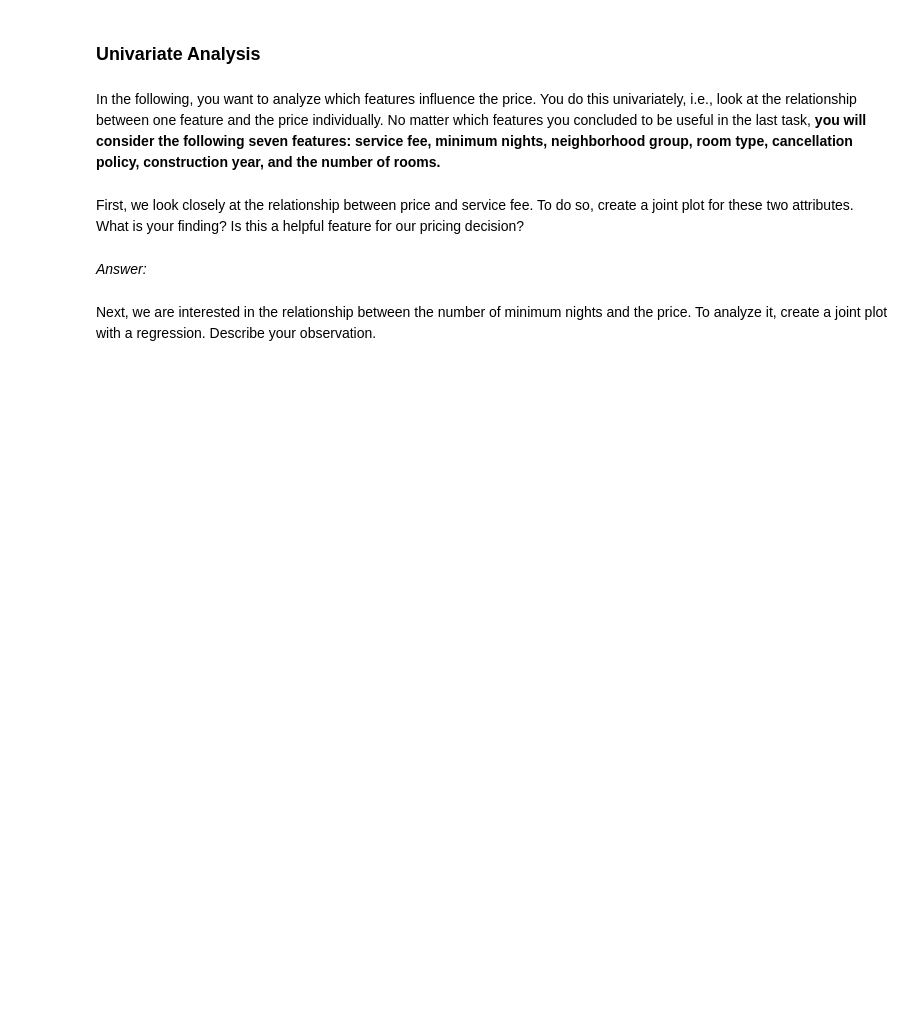
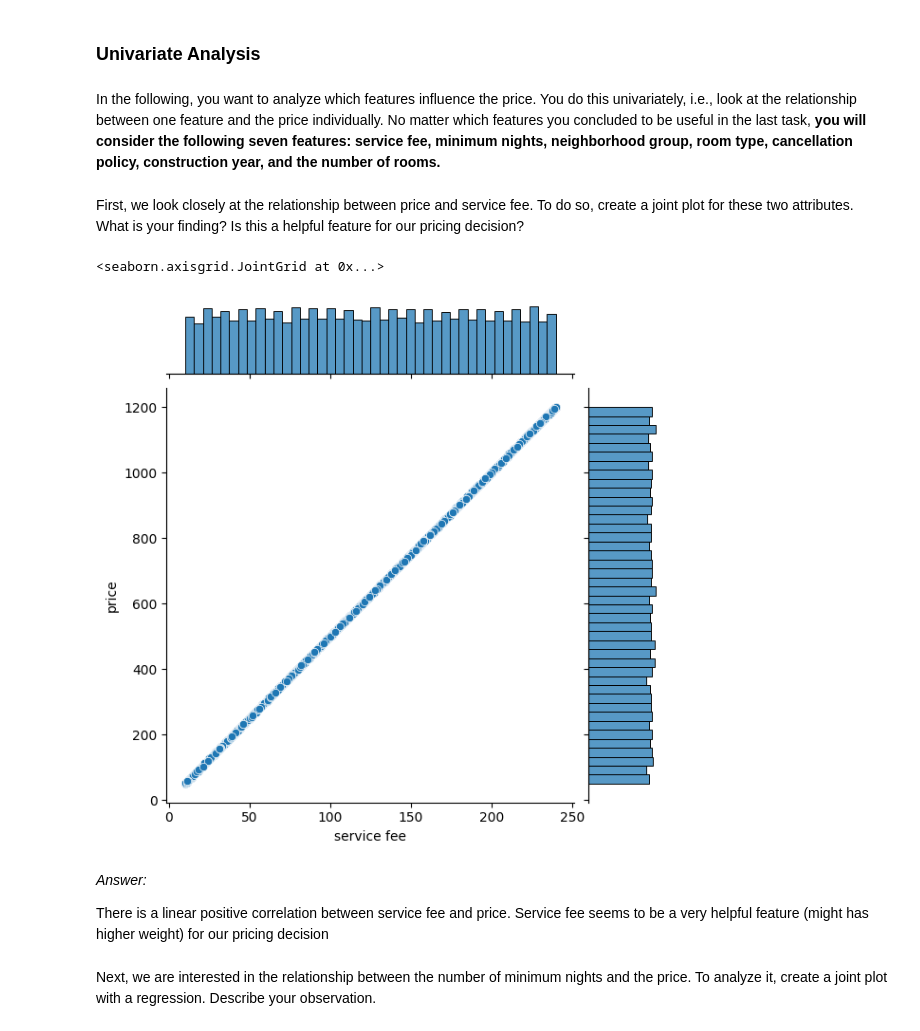
Before and after one commit to mnghiap/ids22, a Jupyter notebook: assignment1/assignment_1.ipynb, the cells around one changed output. Drawn from its saved outputs; the diff is of its cells as text; code cells hidden in the pictures; blank space fills up the shorter version.

```diff
--- a/assignment1/assignment_1.ipynb
+++ b/assignment1/assignment_1.ipynb
@@ -166,8 +211,15 @@ In the following, you want to analyze which features influence the price. You do
 First, we look closely at the relationship between price and service fee. To do so, create a joint plot for these two attributes. What is your finding? Is this a helpful feature for our pricing decision?
 # %%
 # Your answer goes here
+sns.jointplot(x='service fee', y='price', data=df_cleaned)
+# %% [output]
+<seaborn.axisgrid.JointGrid at 0x...>
+[figure, added]
 # %% [markdown]
 _Answer:_
+
+There is a linear positive correlation between service fee and price.
+Service fee seems to be a very helpful feature (might has higher weight) for our pricing decision
 # %% [markdown]
 Next, we are interested in the relationship between the number of minimum nights and the price. To analyze it, create a joint plot with a regression. Describe your observation.
 # %%
```
Also changed, not shown: parts of 39 cells of this notebook.
